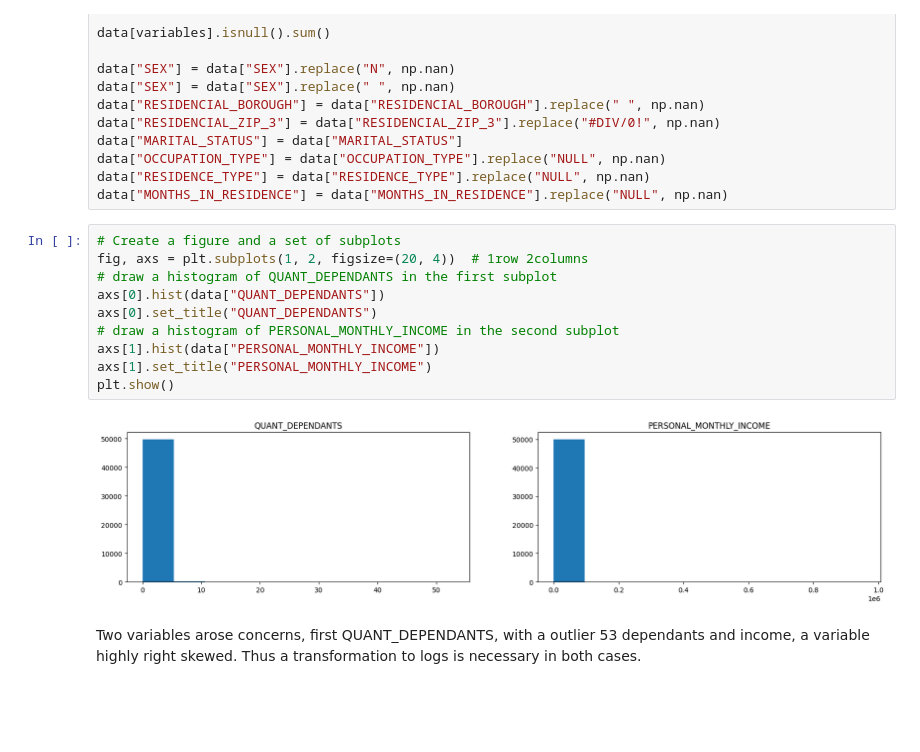
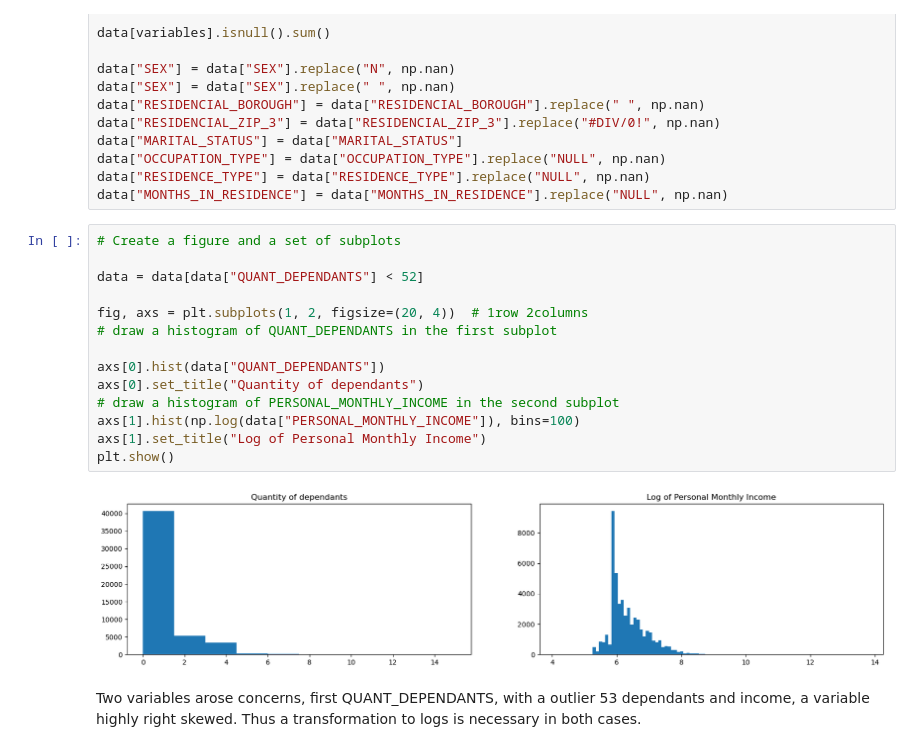
Before and after one commit to AliciaXia222/IDS701_Exercise2, a Jupyter notebook: exercise_interpretable.ipynb, the cells around one changed output. Saved outputs shown, nothing was run; the diff lists cells and outputs as text; blank space fills up the shorter version.

```diff
--- a/exercise_interpretable.ipynb
+++ b/exercise_interpretable.ipynb
@@ -193,16 +180,20 @@ data["RESIDENCE_TYPE"] = data["RESIDENCE_TYPE"].replace("NULL", np.nan)
 data["MONTHS_IN_RESIDENCE"] = data["MONTHS_IN_RESIDENCE"].replace("NULL", np.nan)
 # %%
 # Create a figure and a set of subplots
+
+data = data[data["QUANT_DEPENDANTS"] < 52]
+
 fig, axs = plt.subplots(1, 2, figsize=(20, 4))  # 1row 2columns
 # draw a histogram of QUANT_DEPENDANTS in the first subplot
+
 axs[0].hist(data["QUANT_DEPENDANTS"])
-axs[0].set_title("QUANT_DEPENDANTS")
+axs[0].set_title("Quantity of dependants")
 # draw a histogram of PERSONAL_MONTHLY_INCOME in the second subplot
-axs[1].hist(data["PERSONAL_MONTHLY_INCOME"])
-axs[1].set_title("PERSONAL_MONTHLY_INCOME")
+axs[1].hist(np.log(data["PERSONAL_MONTHLY_INCOME"]), bins=100)
+axs[1].set_title("Log of Personal Monthly Income")
 plt.show()
 # %% [output]
-[figure, old version]
+[figure, new version]
 # %% [markdown]
 Two variables arose concerns, first QUANT_DEPENDANTS, with a outlier 53 dependants and income, a variable highly right skewed. Thus a transformation to logs is necessary in both cases.
 # %%
```
Also changed, not shown: parts of 16 cells of this notebook.
